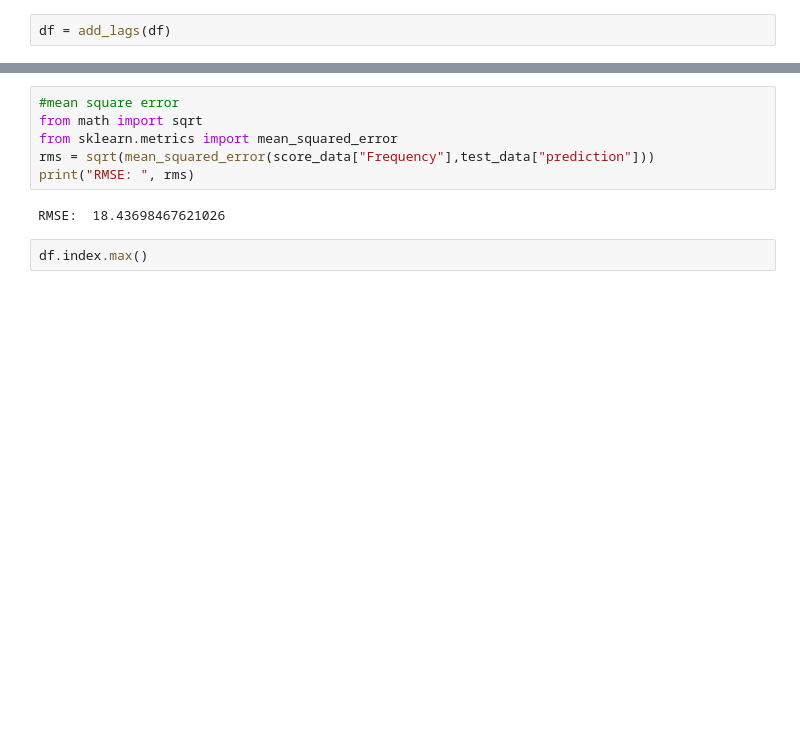
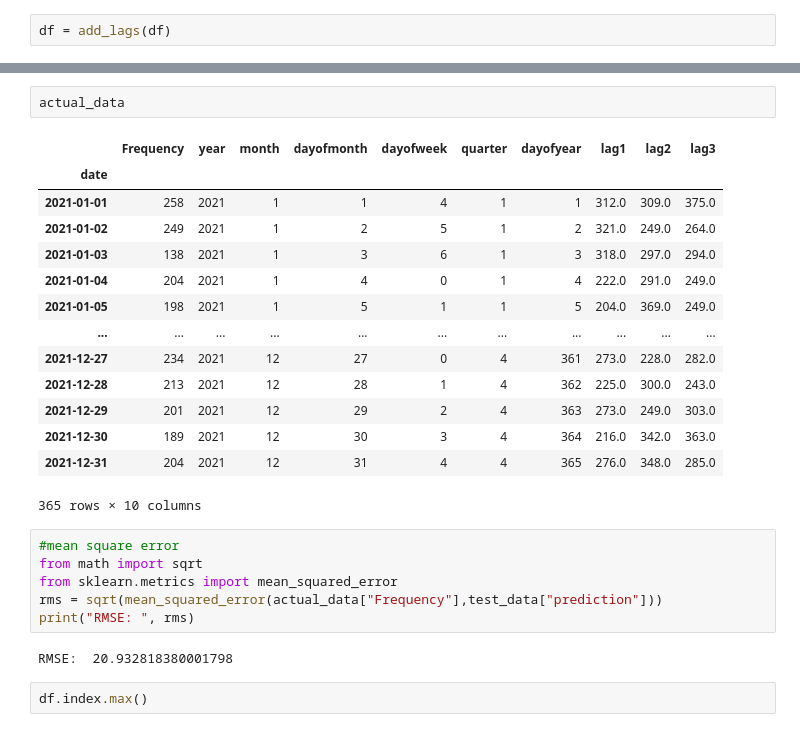
Before and after one commit to hunterkillera/DA200-Project, a Jupyter notebook: xgboost-cv.ipynb, the cells around one changed output, grey strips where cells are left out. Drawn from its saved outputs; the diff is of its cells as text; blank space fills up the shorter version.

```diff
--- a/xgboost-cv.ipynb
+++ b/xgboost-cv.ipynb
@@ -375,11 +366,28 @@ r2_score(score_data["Frequency"],test_data["prediction"])
+# %%
+actual_data
+# %% [output]
+|  | Frequency | year | month | dayofmonth | dayofweek | quarter | dayofyear | lag1 | lag2 | lag3 |
+| date |  |  |  |  |  |  |  |  |  |  |
+| 2021-01-01 | 258 | 2021 | 1 | 1 | 4 | 1 | 1 | 312.0 | 309.0 | 375.0 |
+| 2021-01-02 | 249 | 2021 | 1 | 2 | 5 | 1 | 2 | 321.0 | 249.0 | 264.0 |
+| 2021-01-03 | 138 | 2021 | 1 | 3 | 6 | 1 | 3 | 318.0 | 297.0 | 294.0 |
+| 2021-01-04 | 204 | 2021 | 1 | 4 | 0 | 1 | 4 | 222.0 | 291.0 | 249.0 |
+| 2021-01-05 | 198 | 2021 | 1 | 5 | 1 | 1 | 5 | 204.0 | 369.0 | 249.0 |
+| ... | ... | ... | ... | ... | ... | ... | ... | ... | ... | ... |
+| 2021-12-27 | 234 | 2021 | 12 | 27 | 0 | 4 | 361 | 273.0 | 228.0 | 282.0 |
+| 2021-12-28 | 213 | 2021 | 12 | 28 | 1 | 4 | 362 | 225.0 | 300.0 | 243.0 |
+| 2021-12-29 | 201 | 2021 | 12 | 29 | 2 | 4 | 363 | 273.0 | 249.0 | 303.0 |
+| 2021-12-30 | 189 | 2021 | 12 | 30 | 3 | 4 | 364 | 216.0 | 342.0 | 363.0 |
+| 2021-12-31 | 204 | 2021 | 12 | 31 | 4 | 4 | 365 | 276.0 | 348.0 | 285.0 |
+365 rows × 10 columns
 # %%
 #mean square error
 from math import sqrt
 from sklearn.metrics import mean_squared_error
-rms = sqrt(mean_squared_error(score_data["Frequency"],test_data["prediction"]))
+rms = sqrt(mean_squared_error(actual_data["Frequency"],test_data["prediction"]))
 print("RMSE: ", rms)
 # %% [output]
-RMSE:  18.43698467621026
+RMSE:  20.932818380001798
 # %%
 df.index.max()
 # %% [output]
```
Also changed, not shown: parts of 13 cells of this notebook.
